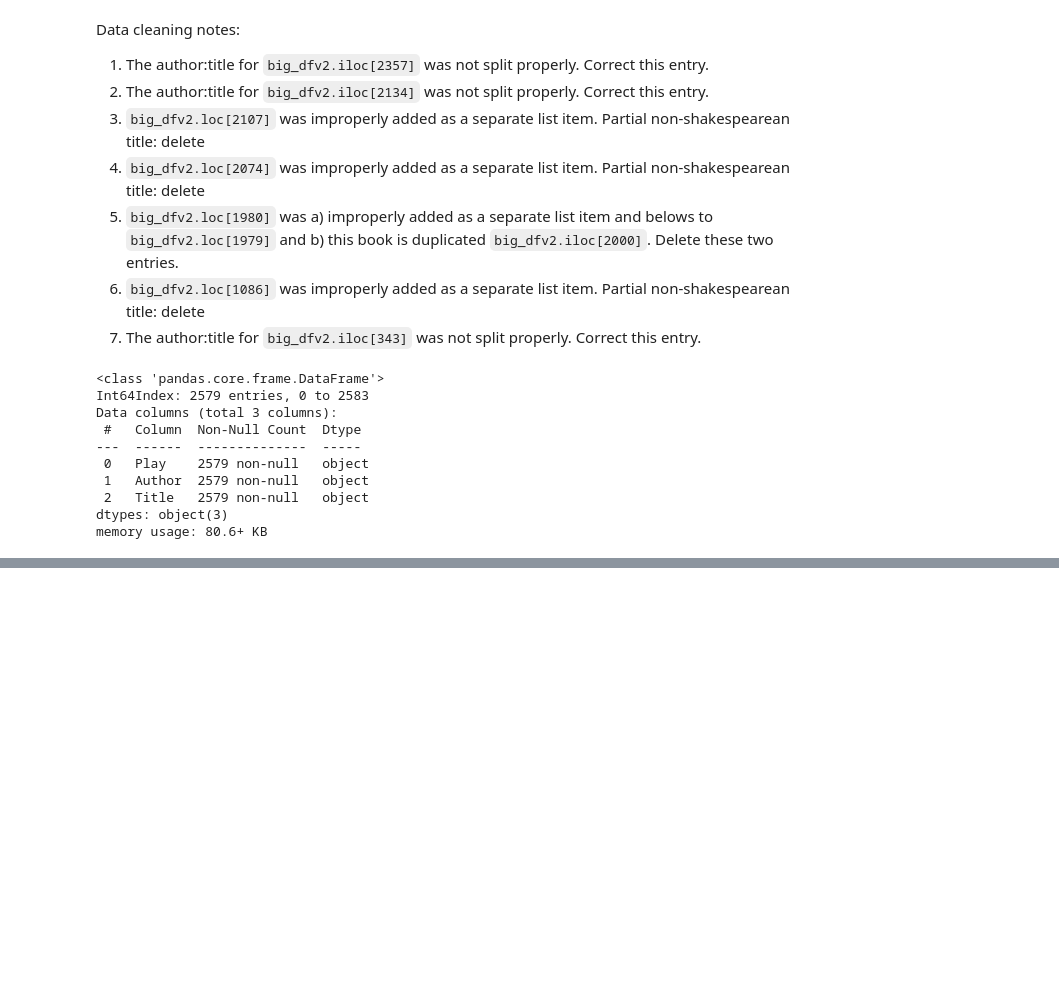
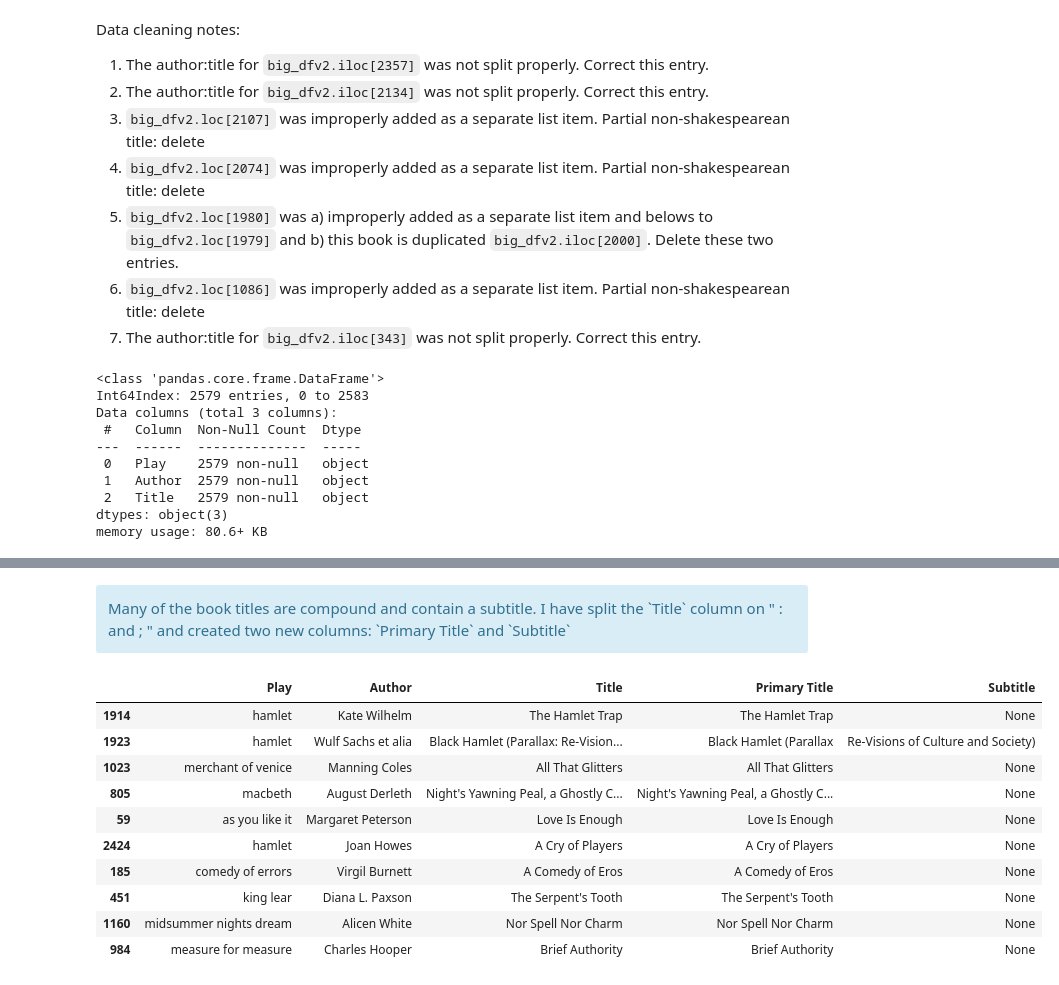
Before and after one commit to leifsmoddir/What-is-in-a-Title, a Jupyter notebook: data_wrangling/Web Scraping.ipynb, the cells around one changed output, grey strips where cells are left out. Saved outputs shown, nothing was run; the diff lists cells and outputs as text; code cells hidden in the pictures; blank space fills up the shorter version.

```diff
--- a/data_wrangling/Web Scraping.ipynb
+++ b/data_wrangling/Web Scraping.ipynb
@@ -180,0 +184,4 @@ memory usage: 80.6+ KB
+# %%
+big_dfv3 = big_dfv2
+plays = big_dfv3.Play.unique()
+print(len(plays), plays)
@@ -180,0 +195,3 @@ memory usage: 80.6+ KB
+# %%
+renaming = {'allswell':'alls well that ends well', 'antony':'antony and cleopatra', 'ayli':'as you like it', 'errors':'comedy of errors', 'corio':'coriolanus', 'cymb':'cymbeline', '1henryiv':'henry iv', '2henryiv':'henry iv', 'henryv': 'henry v', '1henryvi':'henry vi part 1', '2henryvi':'henry vi part 2', '3henryvi':'henry vi part 3', 'julius':'julius caesar', 'john':'king john', 'lear':'king lear', 'labours':'loves labours lost', 'm4m':'measure for measure', 'merchant':'merchant of venice', 'wives':'merry wives of windsor', 'mnd':'midsummer nights dream', 'muchado':'much ado about nothing', 'richii':'richard ii', 'richiii':'richard iii', 'romeo':'romeo and juliet', 'shrew':'taming of the shrew', 'timon':'timon of athens', 'titus':'titus andronicus', 'troilus':'troilus and cressida', '12n':'twelfth night', '2gents':'two gentlemen of verona', 'winter':'winters tale', 'hamlet1':'hamlet', 'hamlet2':'hamlet', 'hamlet3':'hamlet', 'hamlet4':'hamlet', 'hamlet5':'hamlet'}
+big_dfv3.Play = big_dfv3.Play.replace(renaming)
@@ -180,0 +212,22 @@ memory usage: 80.6+ KB
+# %% [markdown]
+<div class="alert alert-block alert-info">
+Many of the book titles are compound and contain a subtitle. I have split the `Title` column on " : and ; " and created two new columns: `Primary Title` and `Subtitle`
+</div>
+# %%
+sub = big_dfv3['Title'].str.split(": |; |:|;", n = 1, expand = True)
+big_dfv3['Primary Title']= sub[0]
+big_dfv3['Subtitle']= sub[1]
+# %%
+big_dfv3.sample(10)
+# %% [output]
+|  | Play | Author | Title | Primary Title | Subtitle |
+| 1914 | hamlet | Kate Wilhelm | The Hamlet Trap | The Hamlet Trap | None |
+| 1923 | hamlet | Wulf Sachs et alia | Black Hamlet (Parallax: Re-Vision... | Black Hamlet (Parallax | Re-Visions of Culture and Society) |
+| 1023 | merchant of venice | Manning Coles | All That Glitters | All That Glitters | None |
+| 805 | macbeth | August Derleth | Night's Yawning Peal, a Ghostly C... | Night's Yawning Peal, a Ghostly C... | None |
+| 59 | as you like it | Margaret Peterson | Love Is Enough | Love Is Enough | None |
+| 2424 | hamlet | Joan Howes | A Cry of Players | A Cry of Players | None |
+| 185 | comedy of errors | Virgil Burnett | A Comedy of Eros | A Comedy of Eros | None |
+| 451 | king lear | Diana L. Paxson | The Serpent's Tooth | The Serpent's Tooth | None |
+| 1160 | midsummer nights dream | Alicen White | Nor Spell Nor Charm | Nor Spell Nor Charm | None |
+| 984 | measure for measure | Charles Hooper | Brief Authority | Brief Authority | None |
```
Also changed, not shown: parts of 41 cells of this notebook.
